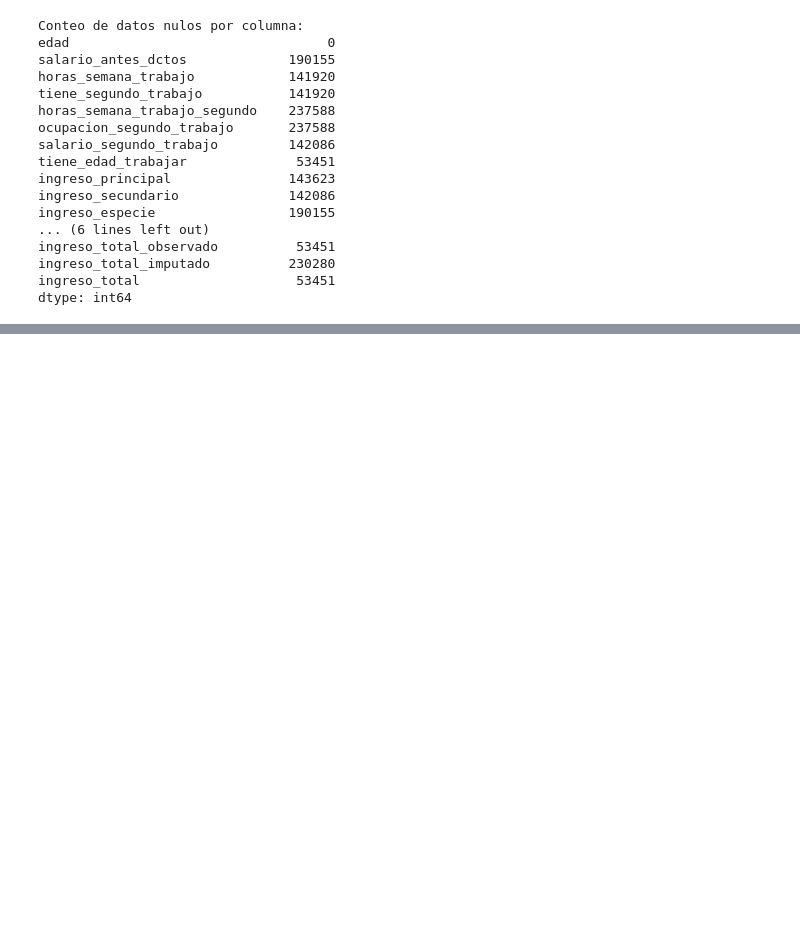
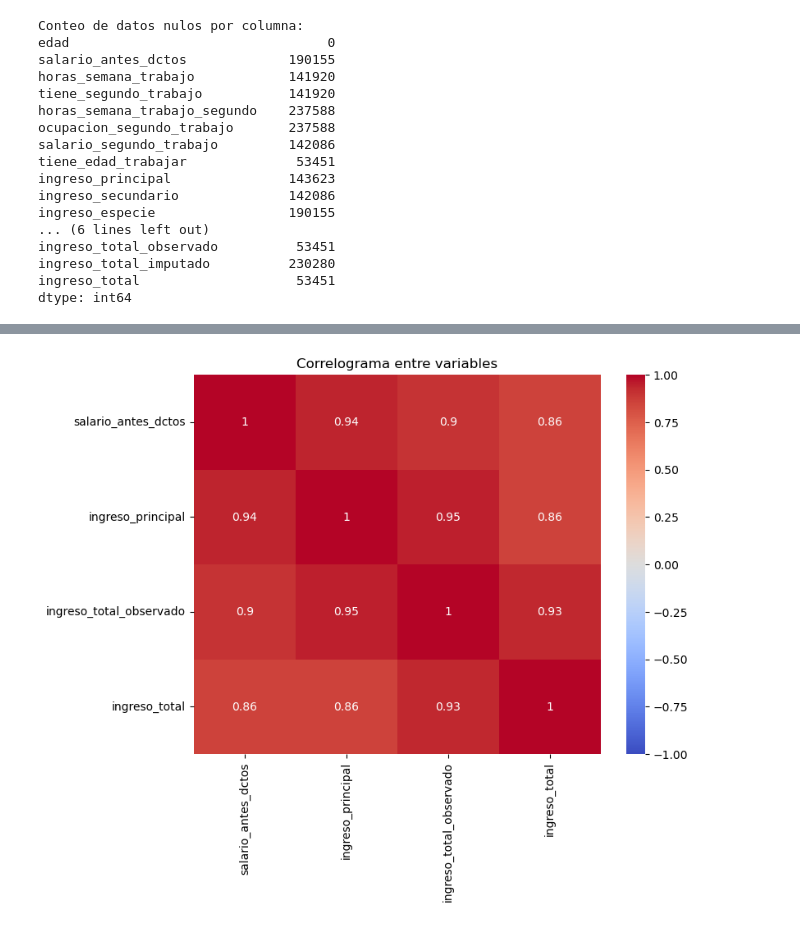
Before and after one commit to camilaleniss/miad-g8-project, a Jupyter notebook: notebooks/Limpieza_de_datos.ipynb, the cells around one changed output, grey strips where cells are left out. Cells and saved outputs as stored; diff of their text form; code cells hidden in the pictures; blank space fills up the shorter version.

```diff
--- a/notebooks/Limpieza_de_datos.ipynb
+++ b/notebooks/Limpieza_de_datos.ipynb
@@ -514,0 +552,15 @@ plot_column_histograms(df, columns_of_interest, group_size=4)
+# %%
+columns_of_interest = [
+    'salario_antes_dctos', 'ingreso_principal', 'ingreso_total_observado', 'ingreso_total'
+]
+
+df_filtered = df[columns_of_interest]
+
+correlation_matrix = df_filtered.corr()
+
+plt.figure(figsize=(8, 6))
+sns.heatmap(correlation_matrix, annot=True, cmap='coolwarm', vmin=-1, vmax=1)
+plt.title('Correlograma entre variables')
+plt.show()
+# %% [output]
+[figure, added]
```
Also changed, not shown: parts of 24 cells of this notebook, 1 other file.
